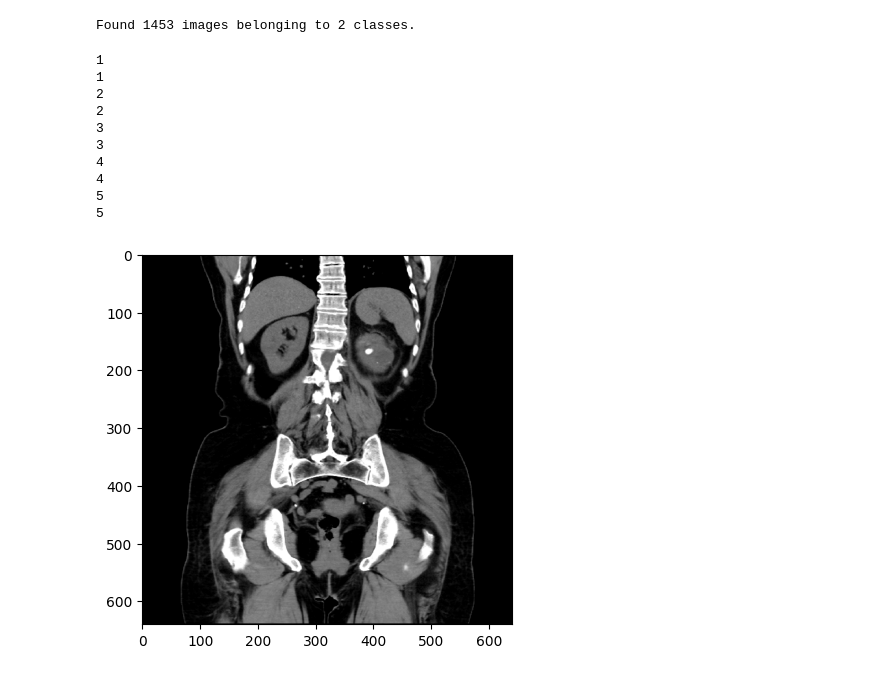
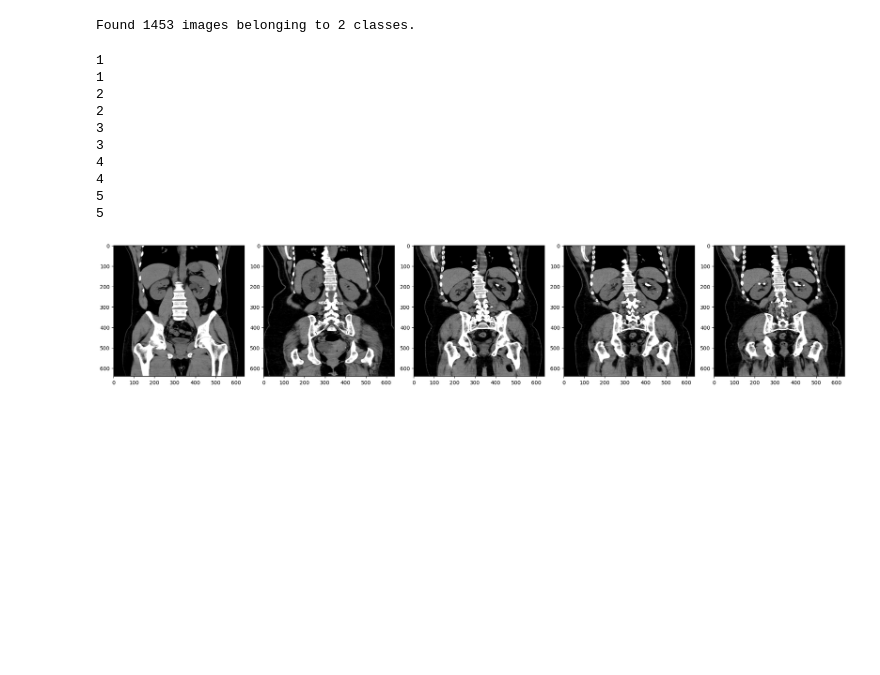
Before and after one commit to uchiharon/Kidney_Stone_Diagnosis_with_CNN_and_VAE, a Jupyter notebook: Employing_croppimg.ipynb, the cells around one changed output. Cells and saved outputs as stored; diff of their text form; code cells hidden in the pictures; blank space fills up the shorter version.

Commit message:
Preview of five batch of images

```diff
--- a/Employing_croppimg.ipynb
+++ b/Employing_croppimg.ipynb
@@ -66,26 +66,31 @@ Found 1453 images belonging to 2 classes.
 # %%
 y_train = []
 x_train = []
 for batch in train_data_gen:
     no_of_image = len(batch[1])
 
+    fig, axes = plt.subplots(1, 5, figsize=(20,20))
+    axes = axes.flatten()
+
     for i in range(5):#range(no_of_image):
         y_train.append(batch[1][i])
-        plt.imshow(batch[0][i])#[120:280,190:510])
+        axes[i].imshow(batch[0][i])#[120:280,190:510])
         x_train.append(batch[0][i])
         print(len(y_train))
         print(len(x_train))
+    plt.tight_layout()
+    plt.show()
 
     break
 # %% [output]
 1
 1
 2
 2
 3
 3
 4
 4
 5
 5
-[figure, old version]
+[figure, new version]
```
